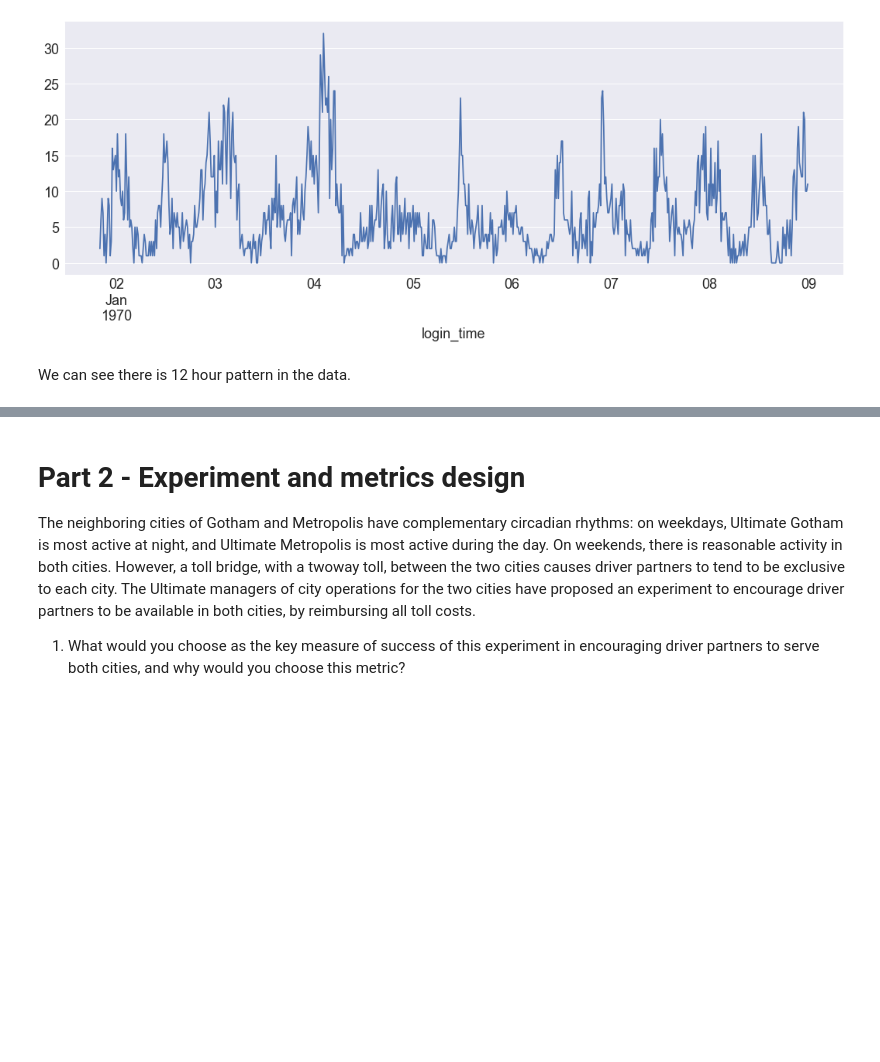
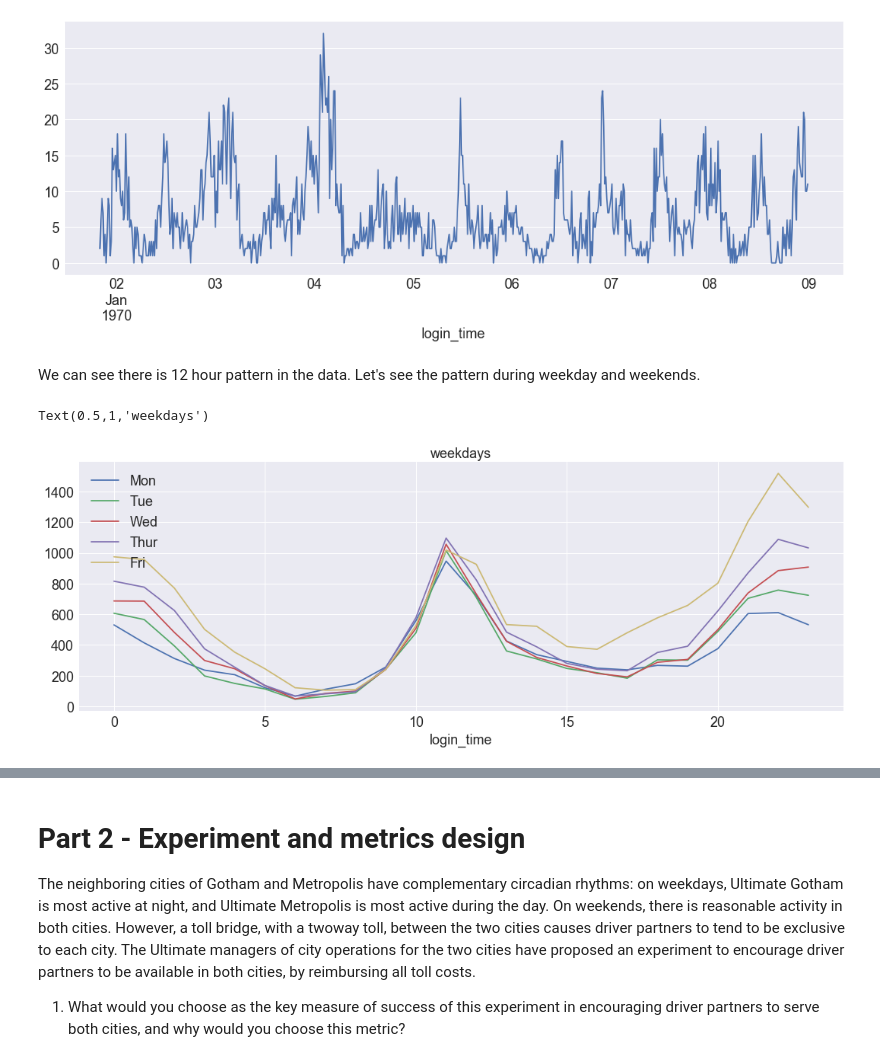
Before and after one commit to kalpananagireddy/Springboard-DataScience-Bootcamp, a Jupyter notebook: ultimate_challenge 2/Solutions.ipynb, the cells around one changed output, grey strips where cells are left out. Saved outputs shown, nothing was run; the diff lists cells and outputs as text; code cells hidden in the pictures; blank space fills up the shorter version.

```diff
--- a/ultimate_challenge 2/Solutions.ipynb
+++ b/ultimate_challenge 2/Solutions.ipynb
@@ -64,4 +76,22 @@ plt.show()
 [figure]
 # %% [markdown]
 We can see there is 12 hour pattern in the data.
+Let's see the pattern during weekday and weekends.
+# %%
+monday=login[login.index.dayofweek==0].resample('15T')['login'].sum()
+monday.groupby(monday.index.hour).sum().plot()
+Tuesday=login[login.index.dayofweek==1].resample('15T')['login'].sum()
+Tuesday.groupby(Tuesday.index.hour).sum().plot()
+Wed=login[login.index.dayofweek==2].resample('15T')['login'].sum()
+Wed.groupby(Wed.index.hour).sum().plot()
+Thur=login[login.index.dayofweek==3].resample('15T')['login'].sum()
+Thur.groupby(Thur.index.hour).sum().plot()
+Friday=login[login.index.dayofweek==4].resample('15T')['login'].sum()
+Friday.groupby(Friday.index.hour).sum().plot()
+
+plt.legend(['Mon','Tue','Wed','Thur','Fri'])
+plt.title('weekdays')
+# %% [output]
+Text(0.5,1,'weekdays')
+[figure, added]
 # %%
```
Also changed, not shown: parts of 9 cells of this notebook.
